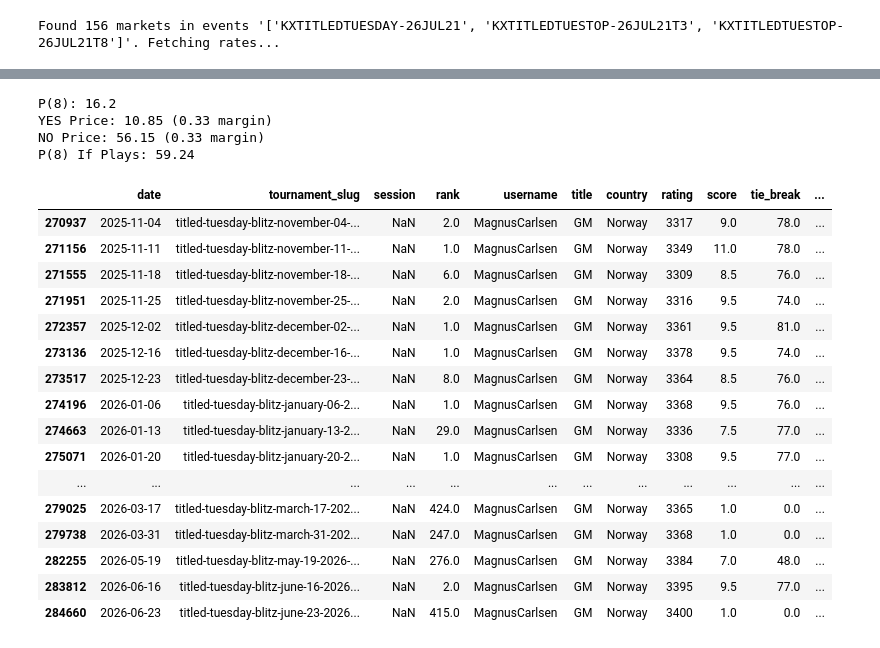
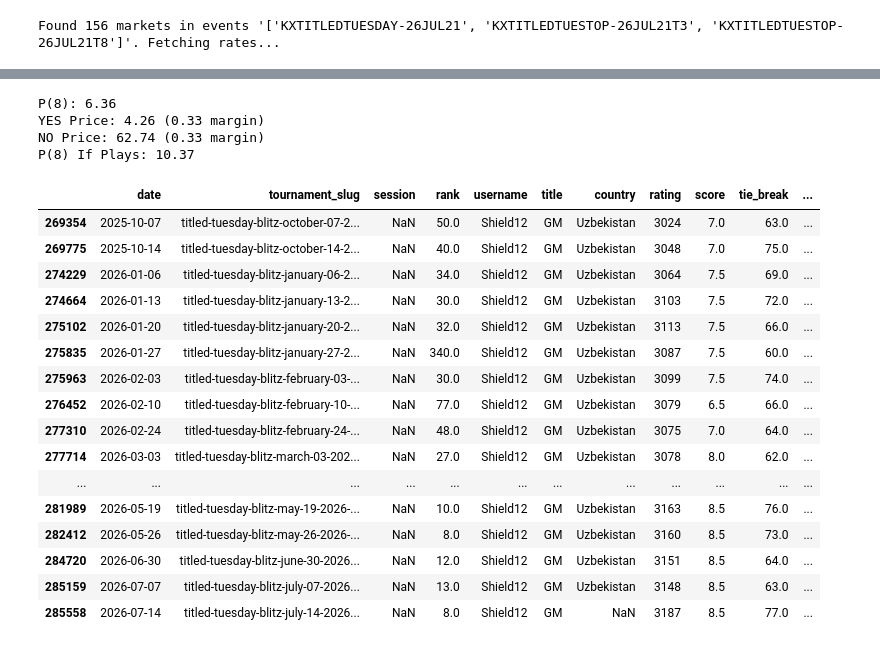
Before and after one commit to EvanMcCormick37/titled-tuesday-analysis, a Jupyter notebook: notebooks/evans-analysis.ipynb, the cells around one changed output, grey strips where cells are left out. Saved outputs shown, nothing was run; the diff lists cells and outputs as text; code cells hidden in the pictures.

```diff
--- a/notebooks/evans-analysis.ipynb
+++ b/notebooks/evans-analysis.ipynb
@@ -627,45 +629,45 @@ plt.close(fig)
 # %%
 def sanity_check(player_name, user=False, n=8, margin=.33):
     username = player_name
     if not user:
         username = PLAYER_TO_USERNAME[player_name]
     if username not in results.index:
         print(f'{username!r} not found in predictions (too few appearances or not in player pool).')
         return
     player_results = results.loc[username]
     fair_odds = player_results[f'P_top{n}'].item()
     if_plays = player_results[f'P_top{n}_given_play'].item()
     yes_price = fair_odds*(1-margin)
     no_price = ((1-fair_odds)*(1-margin))
     print(
         f'P({n}): {np.round(fair_odds*100,2).item()}',
         f'YES Price: {np.round(yes_price*100,2).item()} ({margin} margin)',
         f'NO Price: {np.round(no_price*100,2).item()} ({margin} margin)',
         f'P({n}) If Plays: {np.round(if_plays*100,2).item()}',
             sep='\n')
     history = df_standings[df_standings['username']==(username)]
     display(history.tail(20))
 
-sanity_check('MagnusCarlsen', user=True)
+sanity_check('Shamsiddin Vokhidov', user=False)
 # %% [output]
-P(8): 16.2
-YES Price: 10.85 (0.33 margin)
-NO Price: 56.15 (0.33 margin)
-P(8) If Plays: 59.24
+P(8): 6.36
+YES Price: 4.26 (0.33 margin)
+NO Price: 62.74 (0.33 margin)
+P(8) If Plays: 10.37
 |  | date | tournament_slug | session | rank | username | title | country | rating | score | tie_break | ... |
-| 270937 | 2025-11-04 | titled-tuesday-blitz-november-04-... | NaN | 2.0 | MagnusCarlsen | GM | Norway | 3317 | 9.0 | 78.0 | ... |
-| 271156 | 2025-11-11 | titled-tuesday-blitz-november-11-... | NaN | 1.0 | MagnusCarlsen | GM | Norway | 3349 | 11.0 | 78.0 | ... |
-| 271555 | 2025-11-18 | titled-tuesday-blitz-november-18-... | NaN | 6.0 | MagnusCarlsen | GM | Norway | 3309 | 8.5 | 76.0 | ... |
-| 271951 | 2025-11-25 | titled-tuesday-blitz-november-25-... | NaN | 2.0 | MagnusCarlsen | GM | Norway | 3316 | 9.5 | 74.0 | ... |
-| 272357 | 2025-12-02 | titled-tuesday-blitz-december-02-... | NaN | 1.0 | MagnusCarlsen | GM | Norway | 3361 | 9.5 | 81.0 | ... |
-| 273136 | 2025-12-16 | titled-tuesday-blitz-december-16-... | NaN | 1.0 | MagnusCarlsen | GM | Norway | 3378 | 9.5 | 74.0 | ... |
-| 273517 | 2025-12-23 | titled-tuesday-blitz-december-23-... | NaN | 8.0 | MagnusCarlsen | GM | Norway | 3364 | 8.5 | 76.0 | ... |
-| 274196 | 2026-01-06 | titled-tuesday-blitz-january-06-2... | NaN | 1.0 | MagnusCarlsen | GM | Norway | 3368 | 9.5 | 76.0 | ... |
-| 274663 | 2026-01-13 | titled-tuesday-blitz-january-13-2... | NaN | 29.0 | MagnusCarlsen | GM | Norway | 3336 | 7.5 | 77.0 | ... |
-| 275071 | 2026-01-20 | titled-tuesday-blitz-january-20-2... | NaN | 1.0 | MagnusCarlsen | GM | Norway | 3308 | 9.5 | 77.0 | ... |
+| 269354 | 2025-10-07 | titled-tuesday-blitz-october-07-2... | NaN | 50.0 | Shield12 | GM | Uzbekistan | 3024 | 7.0 | 63.0 | ... |
+| 269775 | 2025-10-14 | titled-tuesday-blitz-october-14-2... | NaN | 40.0 | Shield12 | GM | Uzbekistan | 3048 | 7.0 | 75.0 | ... |
+| 274229 | 2026-01-06 | titled-tuesday-blitz-january-06-2... | NaN | 34.0 | Shield12 | GM | Uzbekistan | 3064 | 7.5 | 69.0 | ... |
+| 274664 | 2026-01-13 | titled-tuesday-blitz-january-13-2... | NaN | 30.0 | Shield12 | GM | Uzbekistan | 3103 | 7.5 | 72.0 | ... |
+| 275102 | 2026-01-20 | titled-tuesday-blitz-january-20-2... | NaN | 32.0 | Shield12 | GM | Uzbekistan | 3113 | 7.5 | 66.0 | ... |
+| 275835 | 2026-01-27 | titled-tuesday-blitz-january-27-2... | NaN | 340.0 | Shield12 | GM | Uzbekistan | 3087 | 7.5 | 60.0 | ... |
+| 275963 | 2026-02-03 | titled-tuesday-blitz-february-03-... | NaN | 30.0 | Shield12 | GM | Uzbekistan | 3099 | 7.5 | 74.0 | ... |
+| 276452 | 2026-02-10 | titled-tuesday-blitz-february-10-... | NaN | 77.0 | Shield12 | GM | Uzbekistan | 3079 | 6.5 | 66.0 | ... |
+| 277310 | 2026-02-24 | titled-tuesday-blitz-february-24-... | NaN | 48.0 | Shield12 | GM | Uzbekistan | 3075 | 7.0 | 64.0 | ... |
+| 277714 | 2026-03-03 | titled-tuesday-blitz-march-03-202... | NaN | 27.0 | Shield12 | GM | Uzbekistan | 3078 | 8.0 | 62.0 | ... |
 | ... | ... | ... | ... | ... | ... | ... | ... | ... | ... | ... | ... |
-| 279025 | 2026-03-17 | titled-tuesday-blitz-march-17-202... | NaN | 424.0 | MagnusCarlsen | GM | Norway | 3365 | 1.0 | 0.0 | ... |
-| 279738 | 2026-03-31 | titled-tuesday-blitz-march-31-202... | NaN | 247.0 | MagnusCarlsen | GM | Norway | 3368 | 1.0 | 0.0 | ... |
-| 282255 | 2026-05-19 | titled-tuesday-blitz-may-19-2026-... | NaN | 276.0 | MagnusCarlsen | GM | Norway | 3384 | 7.0 | 48.0 | ... |
-| 283812 | 2026-06-16 | titled-tuesday-blitz-june-16-2026... | NaN | 2.0 | MagnusCarlsen | GM | Norway | 3395 | 9.5 | 77.0 | ... |
-| 284660 | 2026-06-23 | titled-tuesday-blitz-june-23-2026... | NaN | 415.0 | MagnusCarlsen | GM | Norway | 3400 | 1.0 | 0.0 | ... |
+| 281989 | 2026-05-19 | titled-tuesday-blitz-may-19-2026-... | NaN | 10.0 | Shield12 | GM | Uzbekistan | 3163 | 8.5 | 76.0 | ... |
+| 282412 | 2026-05-26 | titled-tuesday-blitz-may-26-2026-... | NaN | 8.0 | Shield12 | GM | Uzbekistan | 3160 | 8.5 | 73.0 | ... |
+| 284720 | 2026-06-30 | titled-tuesday-blitz-june-30-2026... | NaN | 12.0 | Shield12 | GM | Uzbekistan | 3151 | 8.5 | 64.0 | ... |
+| 285159 | 2026-07-07 | titled-tuesday-blitz-july-07-2026... | NaN | 13.0 | Shield12 | GM | Uzbekistan | 3148 | 8.5 | 63.0 | ... |
+| 285558 | 2026-07-14 | titled-tuesday-blitz-july-14-2026... | NaN | 8.0 | Shield12 | GM | NaN | 3187 | 8.5 | 77.0 | ... |
```
Also changed, not shown: parts of 11 cells of this notebook, 6 other files.
